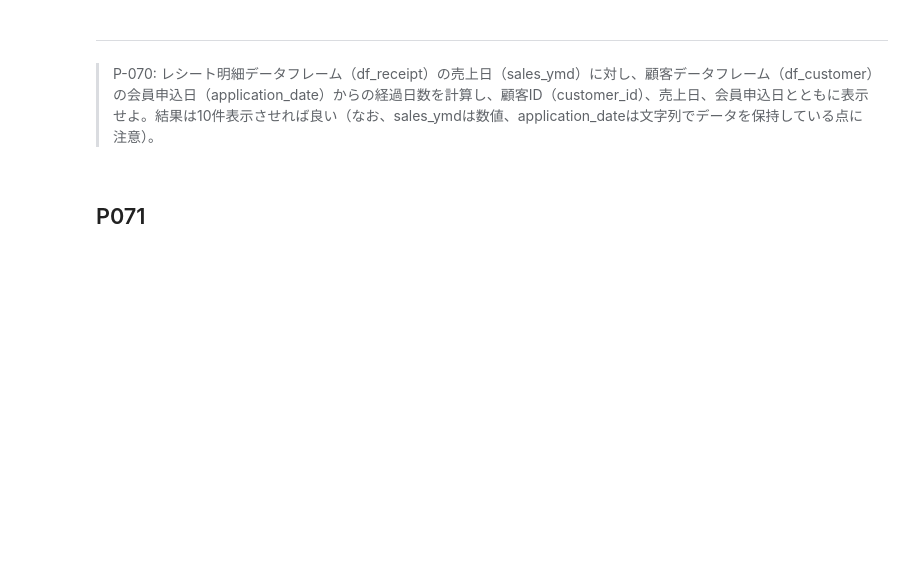
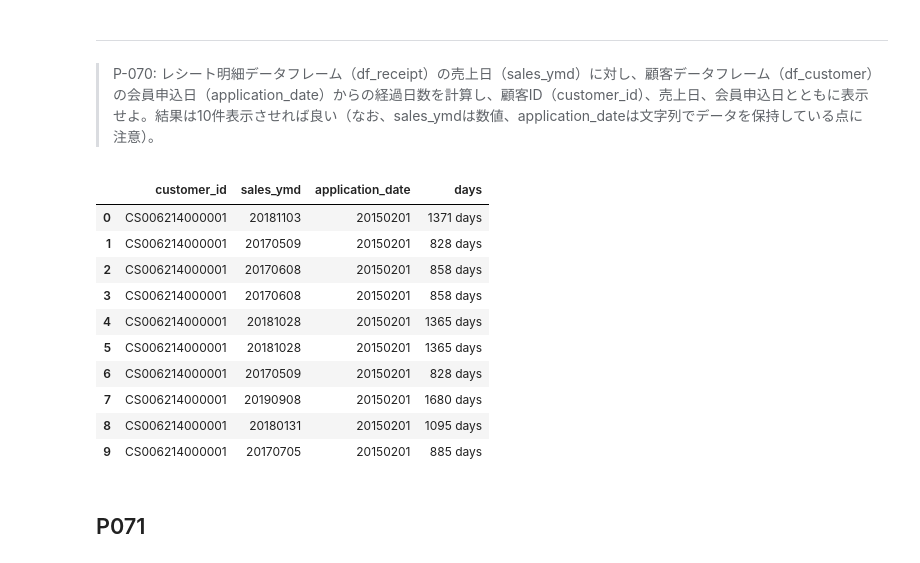
Before and after one commit to okusama27/koan, a Jupyter notebook: 100knock/submit/kame-chan/100_knock_Python(kame-chan).ipynb, the cells around one changed output. Cells and saved outputs as stored; diff of their text form; code cells hidden in the pictures; blank space fills up the shorter version.

```diff
--- a/100knock/submit/kame-chan/100_knock_Python(kame-chan).ipynb
+++ b/100knock/submit/kame-chan/100_knock_Python(kame-chan).ipynb
@@ -1833,6 +1855,25 @@ df68.head(10)
 # %% [markdown]
 ---
 > P-070: レシート明細データフレーム（df_receipt）の売上日（sales_ymd）に対し、顧客データフレーム（df_customer）の会員申込日（application_date）からの経過日数を計算し、顧客ID（customer_id）、売上日、会員申込日とともに表示せよ。結果は10件表示させれば良い（なお、sales_ymdは数値、application_dateは文字列でデータを保持している点に注意）。
+# %%
+df70 = pd.merge(df_receipt,df_customer)[["customer_id", "sales_ymd", "application_date"]]
+df70["x"] = pd.to_datetime(df70["sales_ymd"].astype(str))
+df70["y"] = pd.to_datetime(df70["application_date"].astype(str))
+df70["days"] = df70["x"] - df70["y"]
+df70 = df70[["customer_id", "sales_ymd", "application_date", "days"]]
+df70.head(10)
+# %% [output]
+|  | customer_id | sales_ymd | application_date | days |
+| 0 | CS006214000001 | 20181103 | 20150201 | 1371 days |
+| 1 | CS006214000001 | 20170509 | 20150201 | 828 days |
+| 2 | CS006214000001 | 20170608 | 20150201 | 858 days |
+| 3 | CS006214000001 | 20170608 | 20150201 | 858 days |
+| 4 | CS006214000001 | 20181028 | 20150201 | 1365 days |
+| 5 | CS006214000001 | 20181028 | 20150201 | 1365 days |
+| 6 | CS006214000001 | 20170509 | 20150201 | 828 days |
+| 7 | CS006214000001 | 20190908 | 20150201 | 1680 days |
+| 8 | CS006214000001 | 20180131 | 20150201 | 1095 days |
+| 9 | CS006214000001 | 20170705 | 20150201 | 885 days |
 # %% [markdown]
 ## P071
 # %% [markdown]
```
Also changed, not shown: parts of 12 cells of this notebook.
